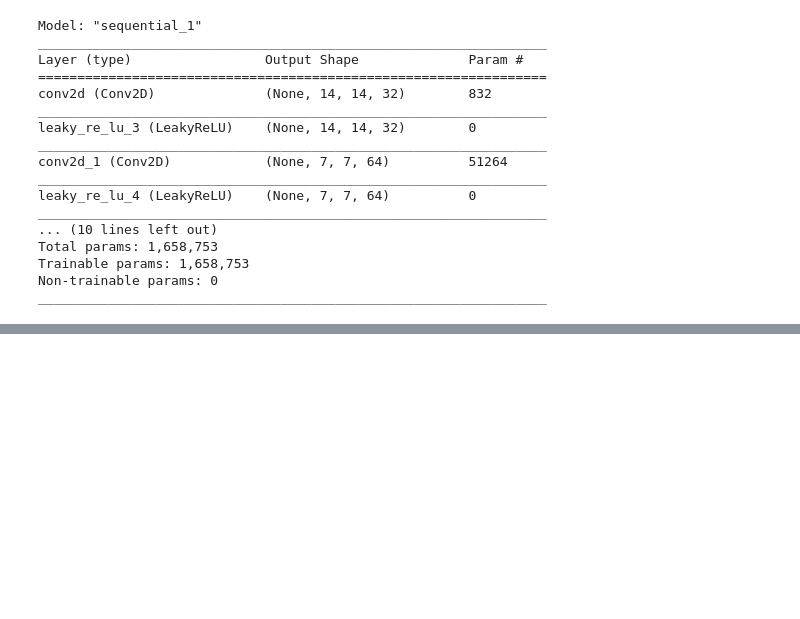
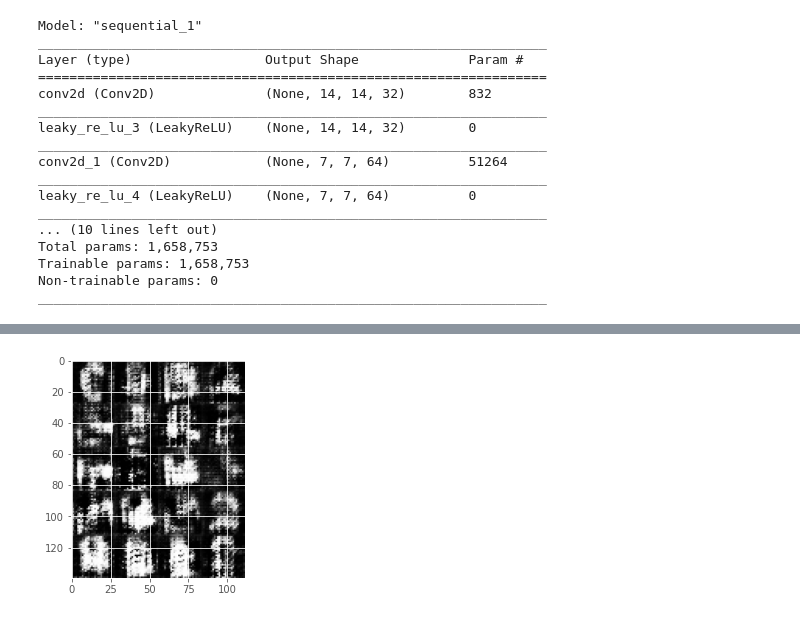
Before and after one commit to sayakpaul/GAN-Hacks, a Jupyter notebook: WGAN_Experimentation.ipynb, the cells around one changed output, grey strips where cells are left out. Cells and saved outputs as stored; diff of their text form; code cells hidden in the pictures; blank space fills up the shorter version.

```diff
--- a/WGAN_Experimentation.ipynb
+++ b/WGAN_Experimentation.ipynb
@@ -316,0 +335,6 @@ plt.show()
+# %%
+montage_4 =  plt.imread("vis7000.png")
+plt.imshow(montage_4)
+plt.show()
+# %% [output]
+[figure, added]
```
Also changed, not shown: parts of 12 cells of this notebook.
